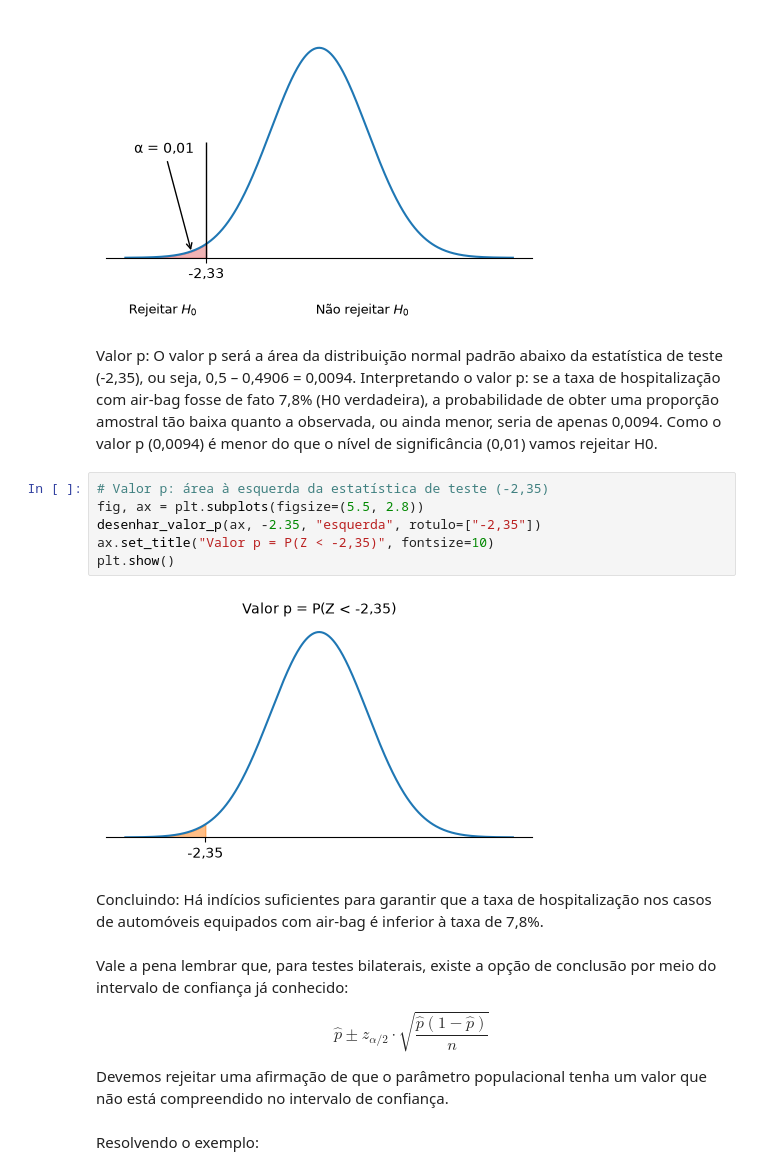
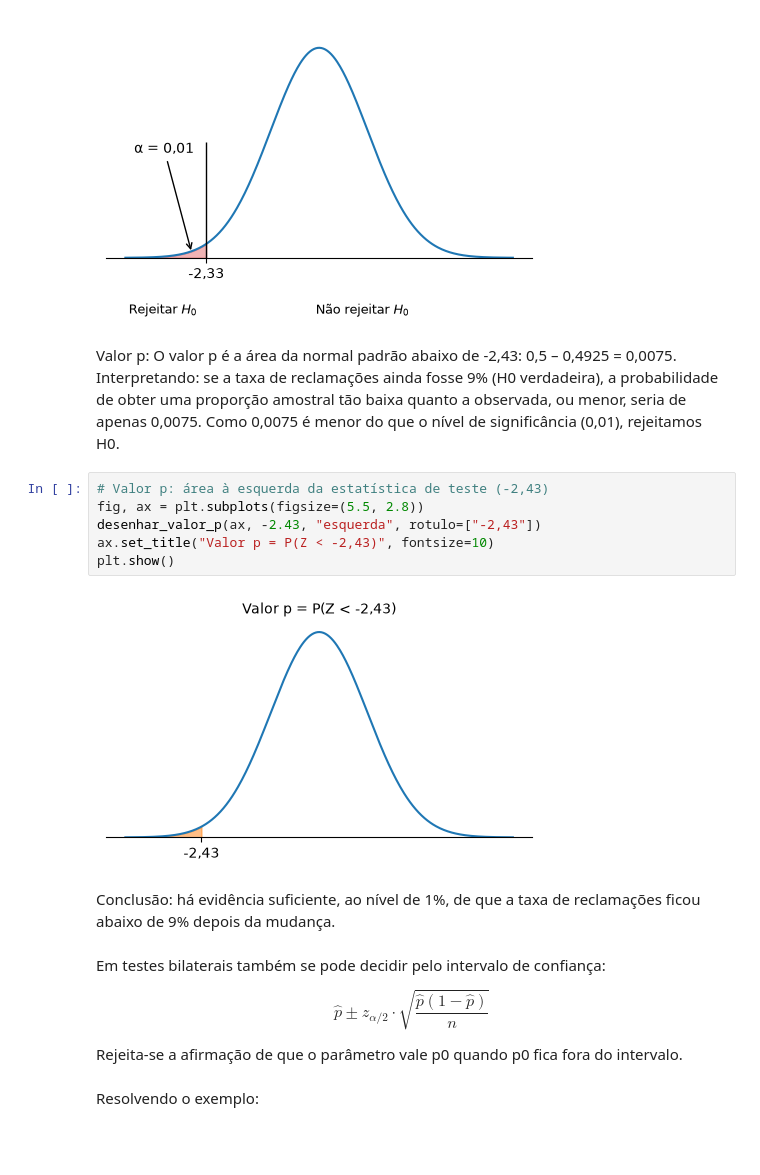
Before and after one commit to guilherme-b-azevedo/Estatistica-geral-com-python, a Jupyter notebook: 4 - Testes de hipóteses.ipynb, the cells around one changed output. Saved outputs shown, nothing was run; the diff lists cells and outputs as text; blank space fills up the shorter version.

```diff
--- a/4 - Testes de hipóteses.ipynb
+++ b/4 - Testes de hipóteses.ipynb
@@ -2609,23 +2581,23 @@ regiao_critica("esquerda", 2.33, ["-2,33"], "α = 0,01")
 [figure]
 # %% [markdown]
 Valor p:
-O valor p será a área da distribuição normal padrão abaixo da estatística de teste (-2,35), ou seja, 0,5 – 0,4906 = 0,0094. Interpretando o valor p: se a taxa de hospitalização com air-bag fosse de fato 7,8% (H0 verdadeira), a probabilidade de obter uma proporção amostral tão baixa quanto a observada, ou ainda menor, seria de apenas 0,0094. Como o valor p (0,0094) é menor do que o nível de significância (0,01) vamos rejeitar H0.
+O valor p é a área da normal padrão abaixo de -2,43: 0,5 – 0,4925 = 0,0075. Interpretando: se a taxa de reclamações ainda fosse 9% (H0 verdadeira), a probabilidade de obter uma proporção amostral tão baixa quanto a observada, ou menor, seria de apenas 0,0075. Como 0,0075 é menor do que o nível de significância (0,01), rejeitamos H0.
 # %%
-# Valor p: área à esquerda da estatística de teste (-2,35)
+# Valor p: área à esquerda da estatística de teste (-2,43)
 fig, ax = plt.subplots(figsize=(5.5, 2.8))
-desenhar_valor_p(ax, -2.35, "esquerda", rotulo=["-2,35"])
-ax.set_title("Valor p = P(Z < -2,35)", fontsize=10)
+desenhar_valor_p(ax, -2.43, "esquerda", rotulo=["-2,43"])
+ax.set_title("Valor p = P(Z < -2,43)", fontsize=10)
 plt.show()
 # %% [output]
-[figure, old version]
+[figure, new version]
-# %% [markdown]
-Concluindo: Há indícios suficientes para garantir que a taxa de hospitalização nos casos de automóveis equipados com air-bag é inferior à taxa de 7,8%.
+# %% [markdown]
+Conclusão: há evidência suficiente, ao nível de 1%, de que a taxa de reclamações ficou abaixo de 9% depois da mudança.
 # %% [markdown]
-Vale a pena lembrar que, para testes bilaterais, existe a opção de conclusão por meio do intervalo de confiança já conhecido:
+Em testes bilaterais também se pode decidir pelo intervalo de confiança:
 
 $$\hat{p} \pm z_{\alpha/2} \cdot \sqrt{\frac{\hat{p}(1 - \hat{p})}{n}}$$
 
-Devemos rejeitar uma afirmação de que o parâmetro populacional tenha um valor que não está compreendido no intervalo de confiança.
+Rejeita-se a afirmação de que o parâmetro vale p0 quando p0 fica fora do intervalo.
 # %% [markdown]
 Resolvendo o exemplo:
 # %%
```
Also changed, not shown: parts of 82 cells of this notebook, 6 other files.
